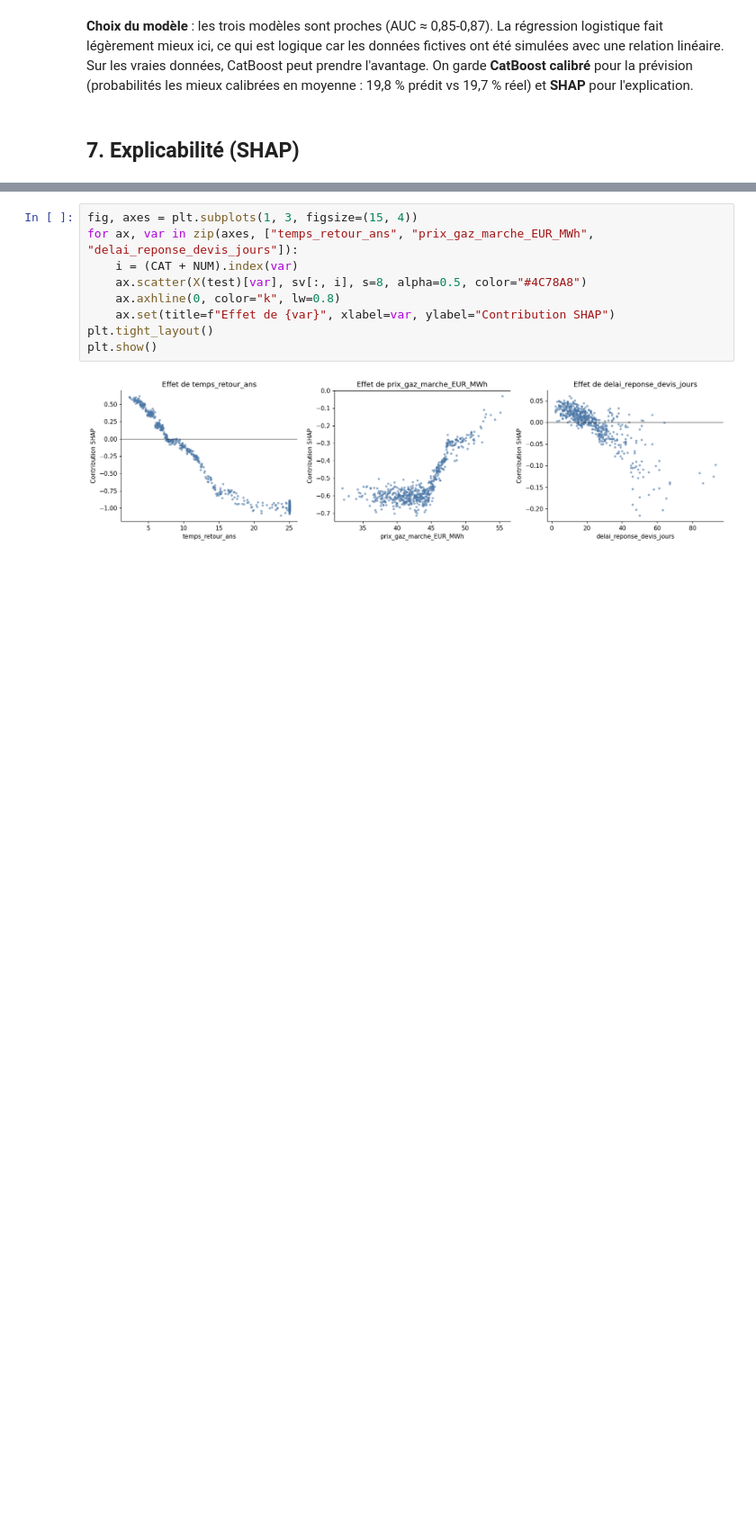
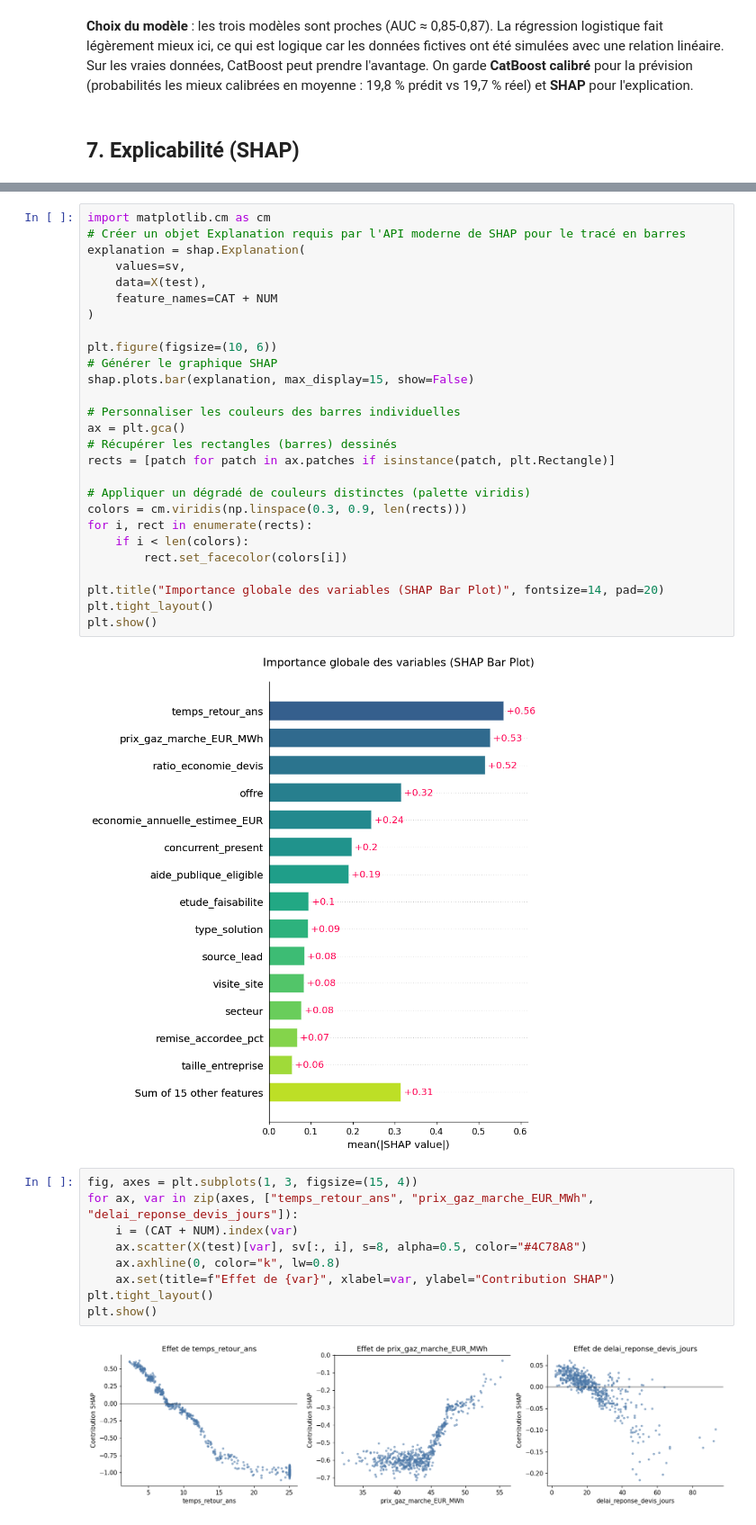
Before and after one commit to Cheikhcisse1/projet_FN, a Jupyter notebook: EcoTechCeram_analyse_predictive.ipynb, the cells around one changed output, grey strips where cells are left out. Shown at 90% size. Cells and saved outputs as stored; diff of their text form; blank space fills up the shorter version.

```diff
--- a/EcoTechCeram_analyse_predictive.ipynb
+++ b/EcoTechCeram_analyse_predictive.ipynb
@@ -411,6 +455,35 @@ imp.head(10).round(3)
 | 21 | etude_faisabilite | 0.095 |
 | 3 | type_solution | 0.093 |
 | 5 | source_lead | 0.085 |
+# %%
+import matplotlib.cm as cm
+# Créer un objet Explanation requis par l'API moderne de SHAP pour le tracé en barres
+explanation = shap.Explanation(
+    values=sv,
+    data=X(test),
+    feature_names=CAT + NUM
+)
+
+plt.figure(figsize=(10, 6))
+# Générer le graphique SHAP
+shap.plots.bar(explanation, max_display=15, show=False)
+
+# Personnaliser les couleurs des barres individuelles
+ax = plt.gca()
+# Récupérer les rectangles (barres) dessinés
+rects = [patch for patch in ax.patches if isinstance(patch, plt.Rectangle)]
+
+# Appliquer un dégradé de couleurs distinctes (palette viridis)
+colors = cm.viridis(np.linspace(0.3, 0.9, len(rects)))
+for i, rect in enumerate(rects):
+    if i < len(colors):
+        rect.set_facecolor(colors[i])
+
+plt.title("Importance globale des variables (SHAP Bar Plot)", fontsize=14, pad=20)
+plt.tight_layout()
+plt.show()
+# %% [output]
+[figure, added]
 # %%
 fig, axes = plt.subplots(1, 3, figsize=(15, 4))
 for ax, var in zip(axes, ["temps_retour_ans", "prix_gaz_marche_EUR_MWh", "delai_reponse_devis_jours"]):
```
Also changed, not shown: parts of 9 cells of this notebook.
